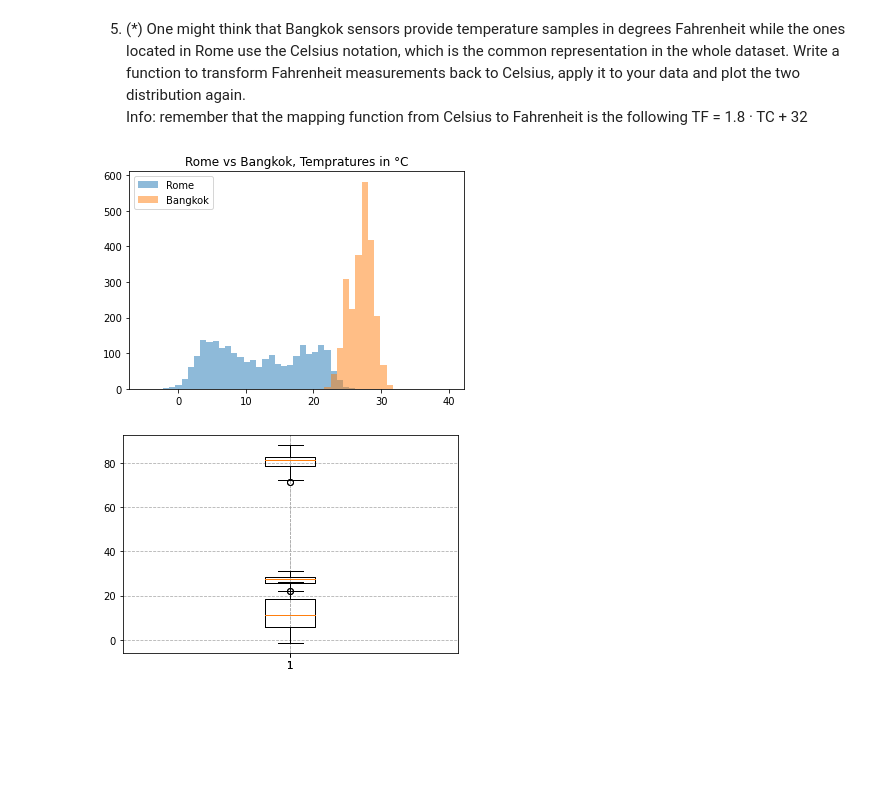
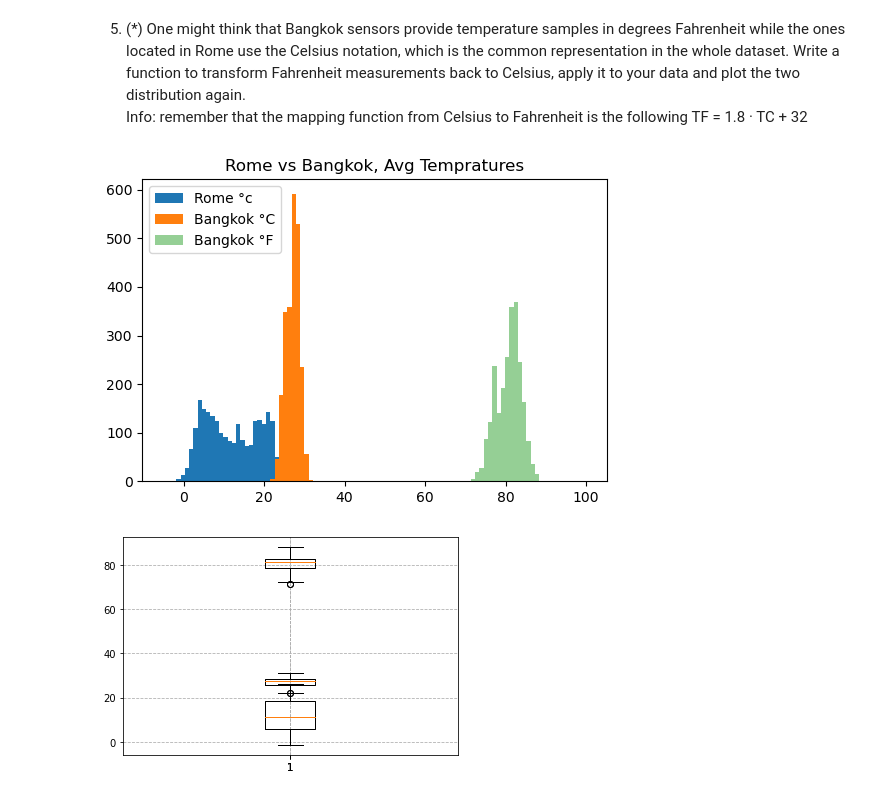
Before and after one commit to DeskDown/DSLabs, a Jupyter notebook: Lab2/lab2.ipynb, the cells around one changed output. Drawn from its saved outputs; the diff is of its cells as text; code cells hidden in the pictures; blank space fills up the shorter version.

```diff
--- a/Lab2/lab2.ipynb
+++ b/Lab2/lab2.ipynb
@@ -82,7 +82,7 @@ continuous or discrete?
 temp_data = []
 file = 'GLT_filtered.csv'
 with open(file, encoding= "utf8", mode= "r") as f:
-    #labels = next(f)
+    labels = next(f)
     next(f)
     temp_data = [row for row in csv.reader(f)]
 # %%
@@ -207,7 +209,7 @@ It means that we have a non empty value for all Cities as their Avg Temprature.
 lets convert Them to floating point with a decent precision.
 # %%
 for i in range(len(temp_data)):
-    temp_data[i][1] = float(temp_data[i][1]).__round__(5)
+    temp_data[i][1] = round(float(temp_data[i][1]), 5)
 # %% [markdown]
 3. Define a function that, given the name of a city and an integer N > 0,
 prints:
@@ -262,6 +264,8 @@ len(rome_temps), len(Bangkok_temps)
 # %% [output]
 (2352, 2352)
 # %%
+plt.rcParams['figure.dpi'] = 100
 plt.hist(rome_temps, bins = 50)
-plt.hist(Bangkok_temps, bins = 50);
+plt.hist(Bangkok_temps, bins = 50)
+plt.xlabel("Avg Tempratures");
 # %% [output]
@@ -280,13 +284,14 @@ TF = 1.8 · TC + 32
 fh_to_cs = lambda x: ((x - 32) * 5) / 9
 Bangkok_temps_cs = [fh_to_cs(x) for x in Bangkok_temps]
 # %%
-bins = np.linspace(-5,40,50)
-plt.hist(rome_temps, bins = bins, alpha = 0.5, label = "Rome")
-plt.hist(Bangkok_temps_cs, bins = bins, alpha = 0.5, label = "Bangkok")
-plt.title("Rome vs Bangkok, Tempratures in °C")
+bins = np.linspace(-5,100,100)
+plt.hist(rome_temps, bins = bins, label = "Rome °c")
+plt.hist(Bangkok_temps_cs, bins = bins, label = "Bangkok °C")
+plt.hist(Bangkok_temps, bins = bins, alpha = 0.5, label = "Bangkok °F")
+plt.title("Rome vs Bangkok, Avg Tempratures")
 plt.legend(loc = "upper left");
 # %% [output]
-[figure, old version]
+[figure, new version]
 # %%
 plt.boxplot(rome_temps)
 plt.boxplot(Bangkok_temps)
```
Also changed, not shown: parts of 18 cells of this notebook, 5 other files.
